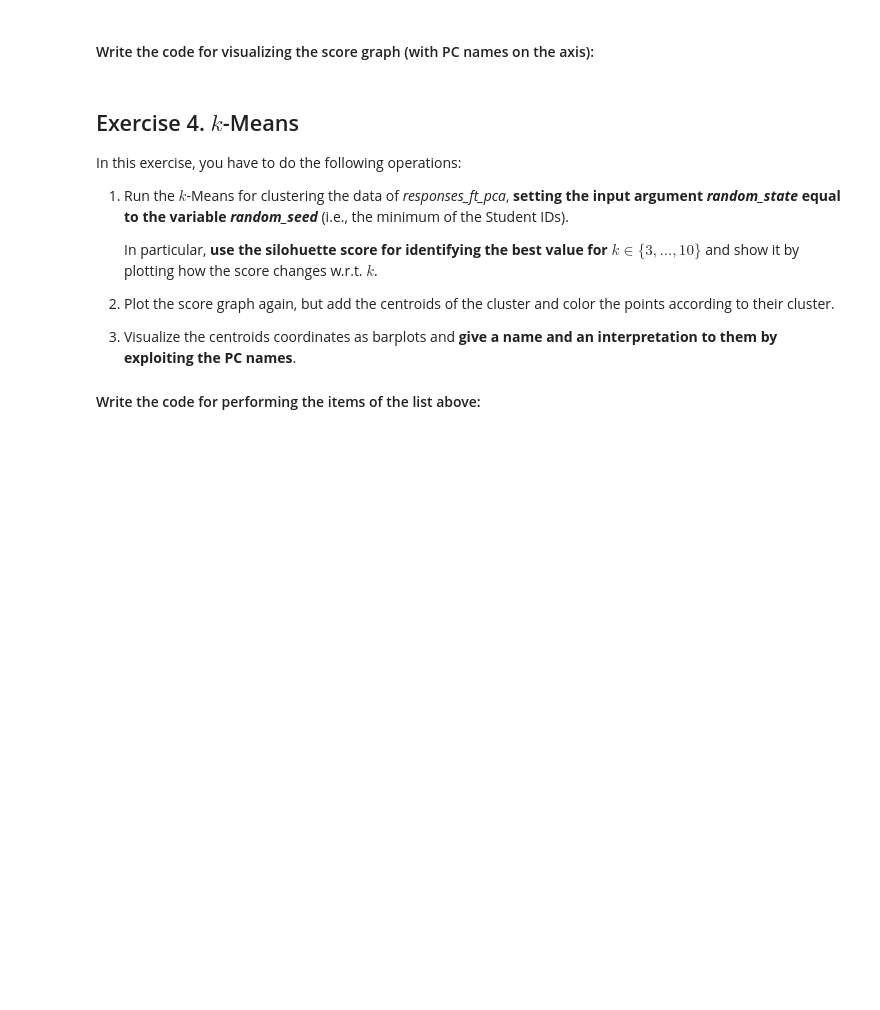
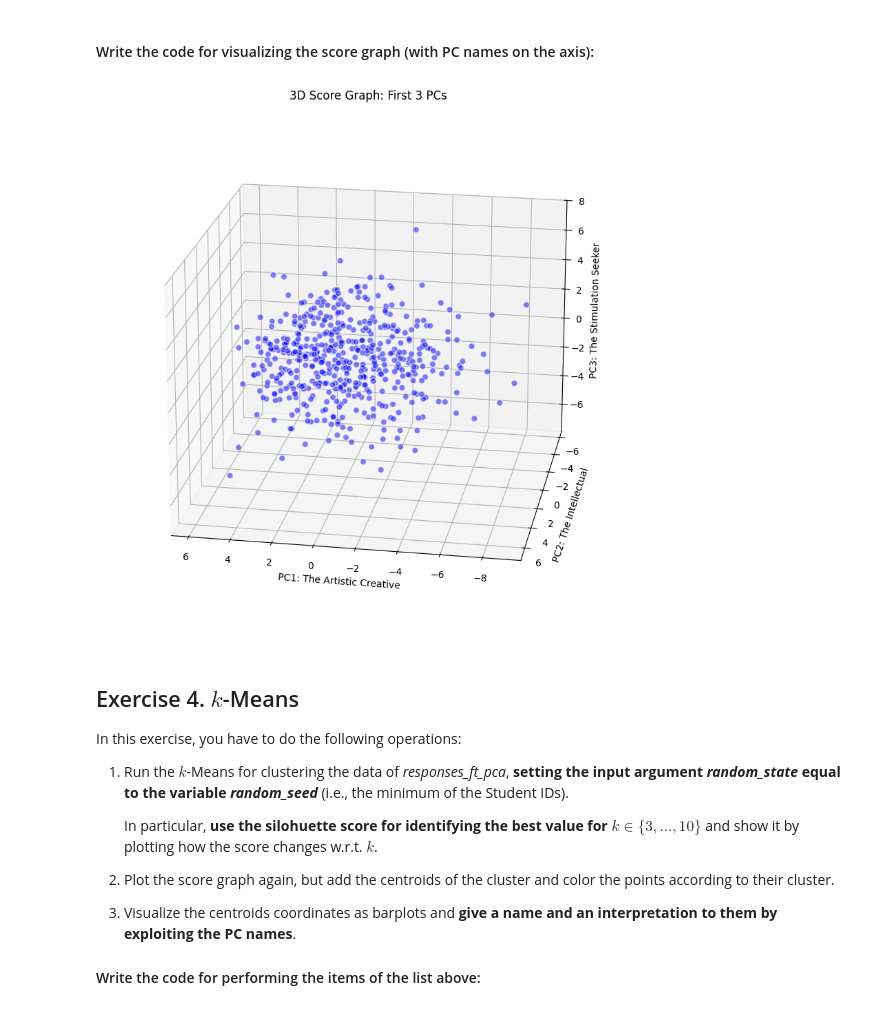
Before and after one commit to mertdenizer/PCA_project, a Jupyter notebook: HWpca_Surname1_Surname2.ipynb, the cells around one changed output. Saved outputs shown, nothing was run; the diff lists cells and outputs as text; code cells hidden in the pictures; blank space fills up the shorter version.

```diff
--- a/HWpca_Surname1_Surname2.ipynb
+++ b/HWpca_Surname1_Surname2.ipynb
@@ -466,6 +466,28 @@ plot_loadings(pca_final, responses_ft_pp.columns, n_top=10)
 ...
 # %% [markdown]
 #### Write the code for visualizing the score graph (with PC names on the axis):
+# %%
+fig = plt.figure(figsize=(10, 10))
+ax = fig.add_subplot(111, projection='3d')
+
+x = responses_ft_pca_df['PC1']
+y = responses_ft_pca_df['PC2']
+z = responses_ft_pca_df['PC3']
+
+
+scatter = ax.scatter(x, y, z, c='blue', alpha=0.5, s=40, edgecolors='w')
+
+#the names we gave them:
+ax.set_xlabel('PC1: The Artistic Creative')
+ax.set_ylabel('PC2: The Intellectual')
+ax.set_zlabel('PC3: The Stimulation Seeker')
+ax.set_title('3D Score Graph: First 3 PCs')
+
+ax.view_init(elev=20, azim=100)
+
+plt.show()
+# %% [output]
+[figure, added]
 # %% [markdown]
 ## Exercise 4. $k$-Means
 
```
Also changed, not shown: parts of 2 cells of this notebook.
